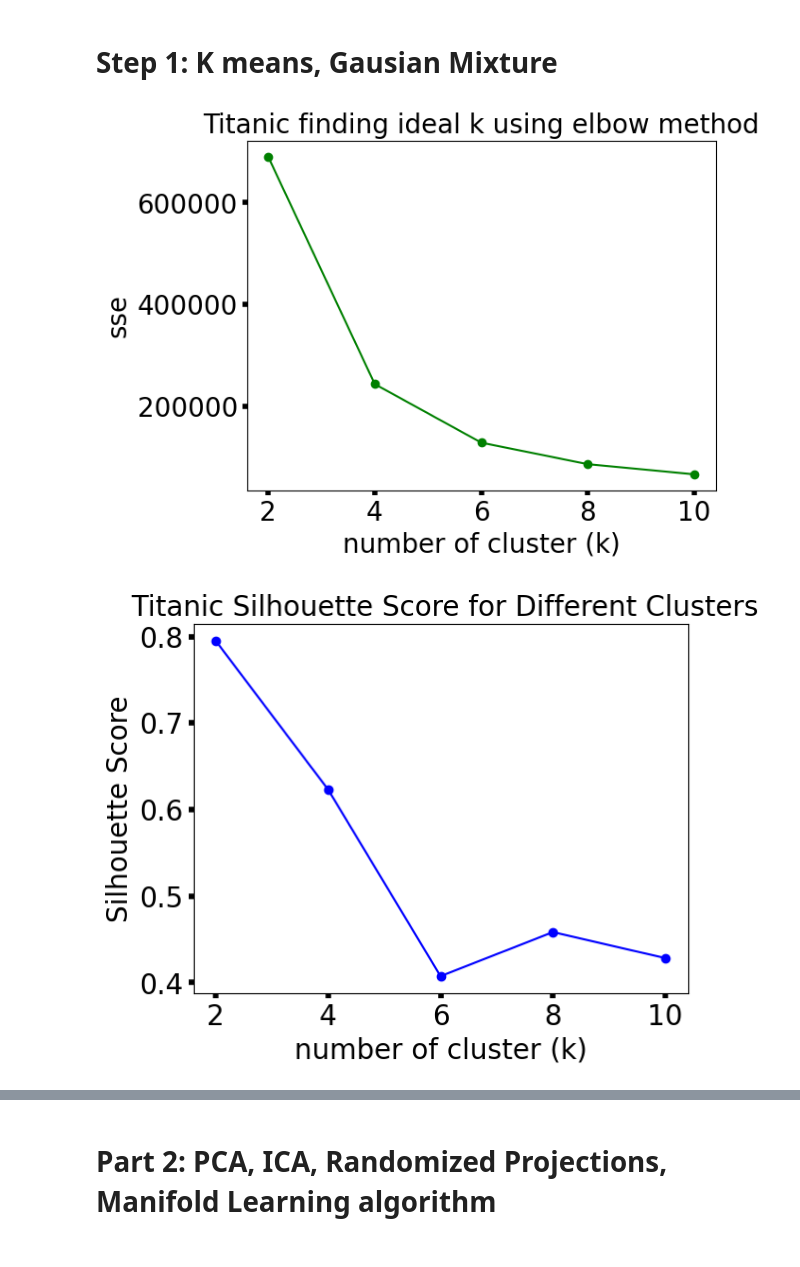
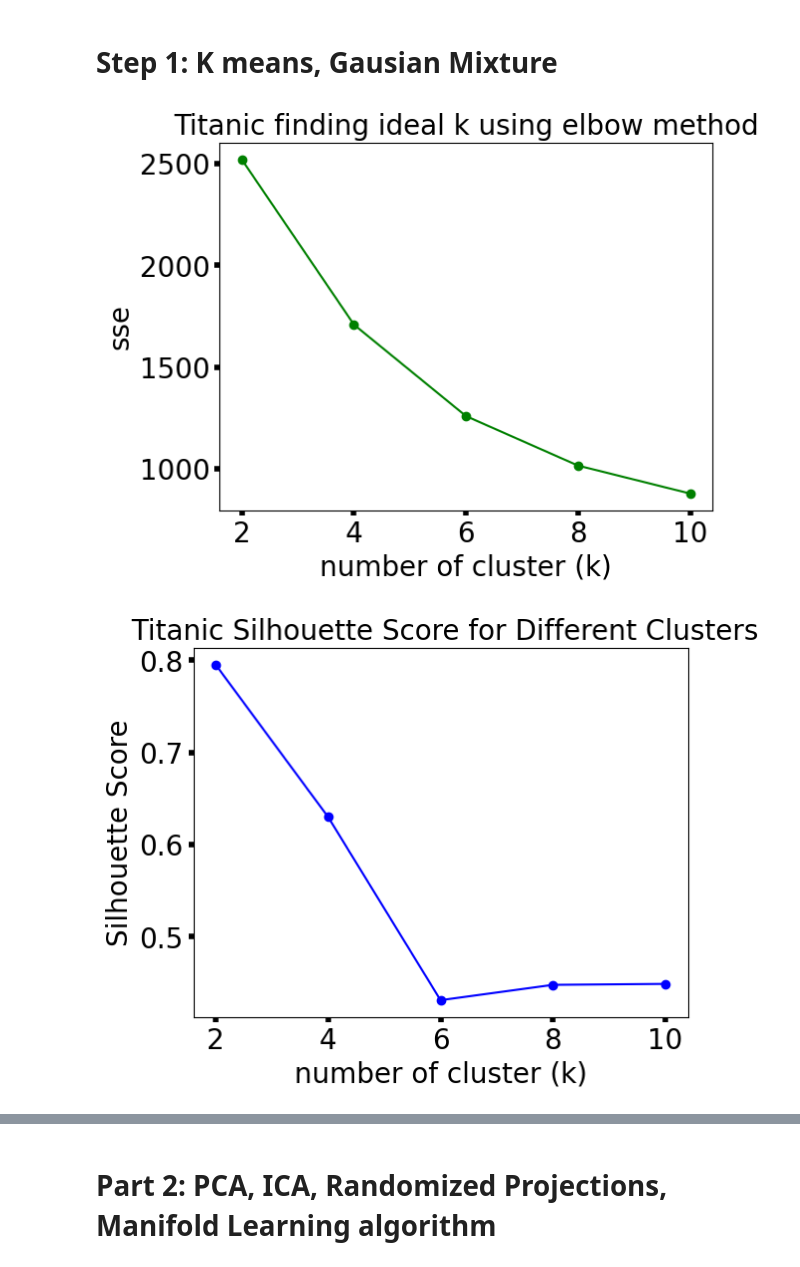
Before and after one commit to mlin3happy/ML-Learning, a Jupyter notebook: Unsupervised_Learning_Titanic.ipynb, the cells around one changed output, grey strips where cells are left out. Cells and saved outputs as stored; diff of their text form; code cells hidden in the pictures.

```diff
--- a/Unsupervised_Learning_Titanic.ipynb
+++ b/Unsupervised_Learning_Titanic.ipynb
@@ -31,35 +31,38 @@ data=x_train
 # %%
 # https://stackoverflow.com/questions/43784903/scikit-k-means-clustering-performance-measure
 
-
+scaler=StandardScaler()
+X=scaler.fit_transform(data)
+x_dataframe=pd.DataFrame(data=X, columns=df.columns[1:])
 n_clusters=[2,4,6,8,10]
 sse=[]
-score=[]
+kmeans_score=[]
 required_time=[]
 for k in n_clusters:
   starttime=time.time()
-  kmeans=KMeans(n_clusters=k, max_iter=500, n_init=100, random_state=42).fit(data)
+  kmeans=KMeans(n_clusters=k, max_iter=500, n_init=100, random_state=42).fit(x_dataframe)
   sse.append(kmeans.inertia_)
-  score.append(silhouette_score(data, kmeans.labels_))
+  kmeans_score.append(silhouette_score(data, kmeans.labels_))
   required_time.append(time.time()-starttime)
 
 plt.plot(n_clusters, sse, color="green", marker="o")
-plt.xlabel("number of cluster (k)",fontsize=20)
+plt.xlabel("number of cluster (k)", fontsize=20)
 plt.ylabel("sse",fontsize=20)
-plt.title("Titanic finding ideal k using elbow method", fontsize=20)
+plt.title("Titanic finding ideal k using elbow method",fontsize=20)
 plt.tick_params(labelsize=20, width=4)
+
 plt.show()
 # %% [output]
-[figure, old version]
+[figure, new version]
 # %%
-plt.plot(n_clusters, score, color='b', marker="o")
+plt.plot(n_clusters, kmeans_score, color='b', marker="o")
 plt.xlabel("number of cluster (k)", fontsize=20)
 plt.ylabel("Silhouette Score", fontsize=20)
 plt.title(" Titanic Silhouette Score for Different Clusters",fontsize=20)
 plt.tick_params(labelsize=20, width=4)
 plt.show()
 # %% [output]
-[figure, old version]
+[figure, new version]
 # %%
 plt.plot(n_clusters, required_time, color='r', marker="o")
 plt.xlabel("number of cluster (k)")
```
Also changed, not shown: parts of 8 cells of this notebook.
